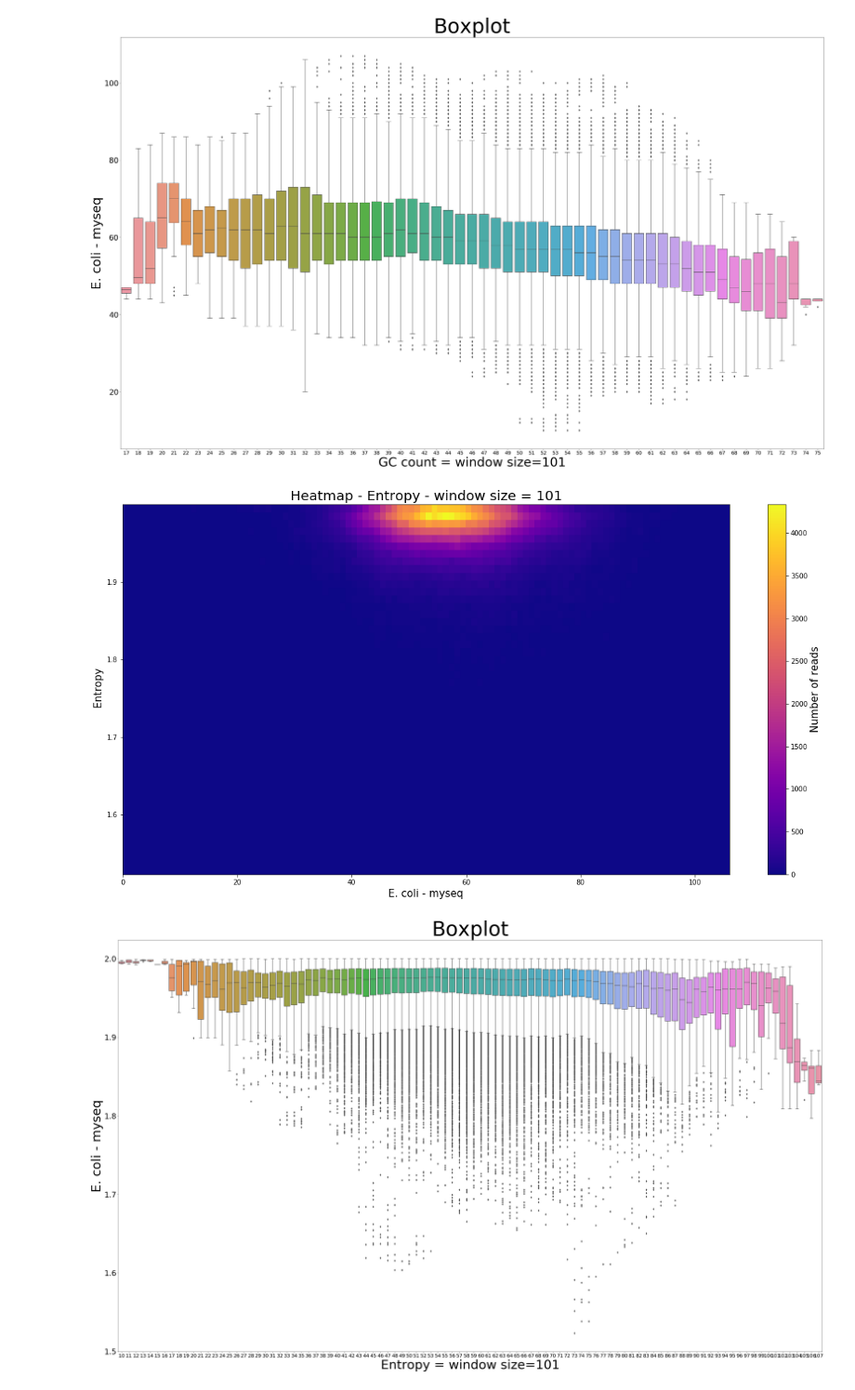
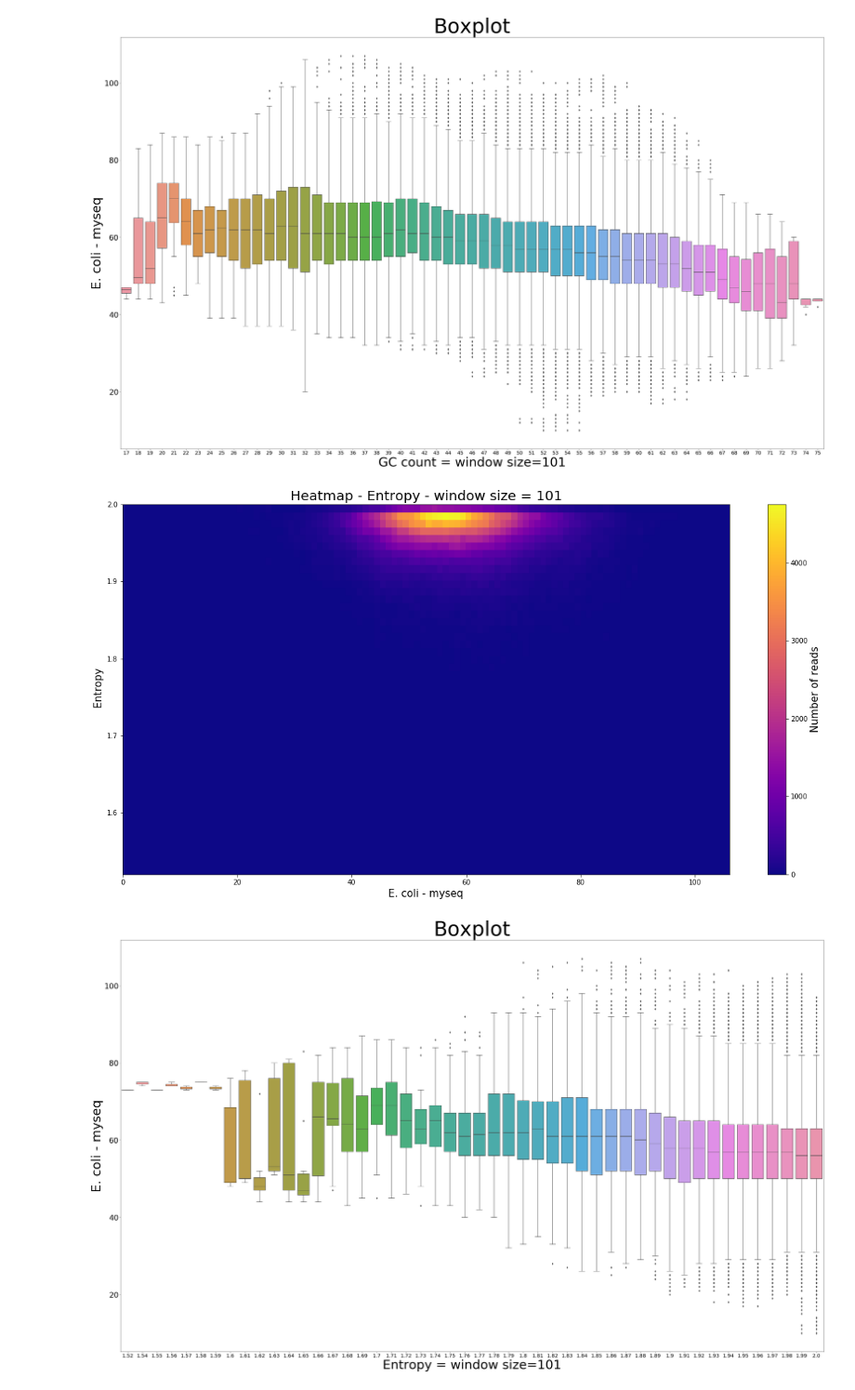
Before and after one commit to evicy/semestral_project, a Jupyter notebook: optimized_project_summer_semester.ipynb, the cells around one changed output. Shown at 93% size. Saved outputs shown, nothing was run; the diff lists cells and outputs as text; code cells hidden in the pictures.

```diff
--- a/optimized_project_summer_semester.ipynb
+++ b/optimized_project_summer_semester.ipynb
@@ -8,27 +9,42 @@ import seaborn as sns
 # %%
-# [[chromStartPosition  chromEndPosition  Value]...]
 def read_bedgraph(path):
+    """Reads the bedgraph from the path
+
+    Returns:
+        numpy array where elements look like this:
+        [ chromStartPosition  chromEndPosition  dataValue]
+    """
     return np.loadtxt(path, usecols=range(1,4), dtype=int)
 
-# [[chromStartPosition  chromEndPosition]...]
+
+
 def get_bedG_ranges(bed_columns):
+    """Returns numpy array containing (chromStartPosition, chromEndPosition)
+    from the bedgraph's columns
+    Looks like this:[ [chromStartPosition  chromEndPosition] ...]
+    """
     return bed_columns[: , 0:2]
 
-# [ chromEndPosition-chromStartPosition, ...]
+
 def get_bedG_ranges_size(bed_columns):
+    """Returns numpy array containing the size of the ranges of the bedgraph's columns
+    Looks like this: [ chromEndPosition-chromStartPosition, ...]
+    """
     ranges = get_bedG_ranges(bed_columns)
-    result = np.zeros(len(ranges))
+    result = np.zeros(len(ranges), dtype=int)
     for i in range(len(ranges)):
-        result[i] = int(ranges[i][1]-ranges[i][0])    #Aj tak mi tam da floaty
+        result[i] = int(ranges[i][1]-ranges[i][0])
     return result
-    #return np.array(result, dtype=int)
 
-# [value, ...]
+
 def get_bedG_scores(bed_columns):
+    """Returns numpy array containing the values(number of reads)
+    Looks like this: [value, ...] """
     return bed_columns[:,2]
 
 
 # vrati najvacsiu chromEndPosition
 def get_bedG_maxPosition(bed_columns):
+    """Returns the ending position of the bedgraph (biggest chromEndPosition)"""
     return bed_columns[len(bed_columns)-1][1]
 # %%
@@ -179,7 +205,7 @@ def count_entropy(string):
     probabilities.append(string.count('A')/length)
     probabilities.append(string.count('T')/length)
 
-    return entropy(probabilities, base=2)
+    return round(entropy(probabilities, base=2),2)
 # %%
 string = ['A', 'G', 'C', 'A', 'A', 'T', 'A', 'G', 'C', 'A', 'G', 'A']
 print(count_entropy(string))
@@ -243,8 +269,8 @@ values = create_values_from_fasta(fasta_data, 101, count_entropy)
 make_heatmap(bg1, values, title='Heatmap - Entropy - window size = 101', colorbar_title = 'Number of reads',
              x_axis_name='E. coli - myseq', y_axis_name=' Entropy', are_integers=False)
 # %% [output]
-[figure, old version]
+[figure, new version]
 # %%
-make_boxplot(x=bg1, y=values, title='Boxplot',  x_axis_name='Entropy = window size=101', y_axis_name='E. coli - myseq')
+make_boxplot(x=values, y=bg1, title='Boxplot',  x_axis_name='Entropy = window size=101', y_axis_name='E. coli - myseq')
 # %% [output]
-[figure, old version]
+[figure, new version]
```
Also changed, not shown: parts of 6 cells of this notebook, 3 other files.
